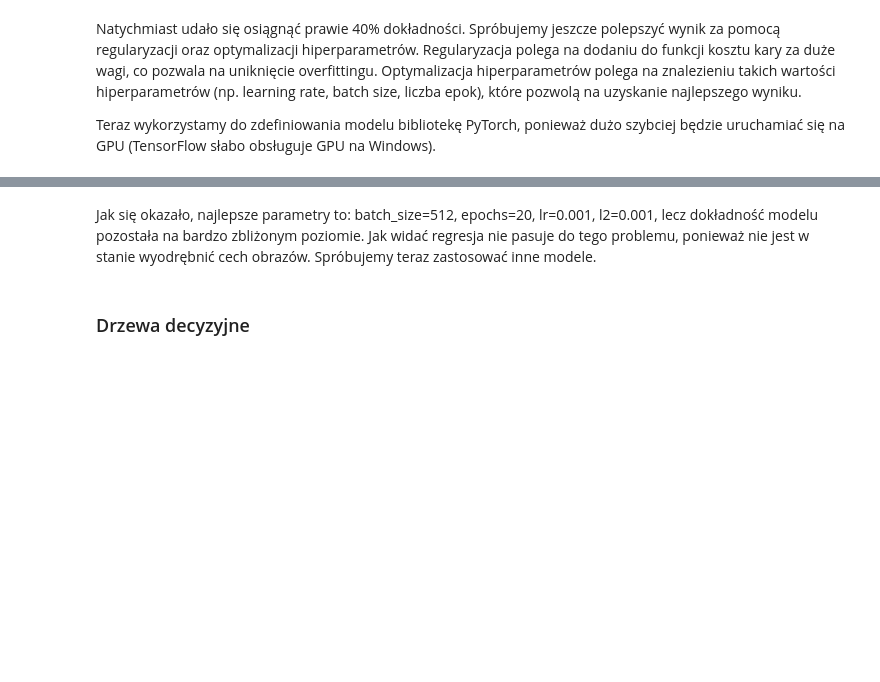
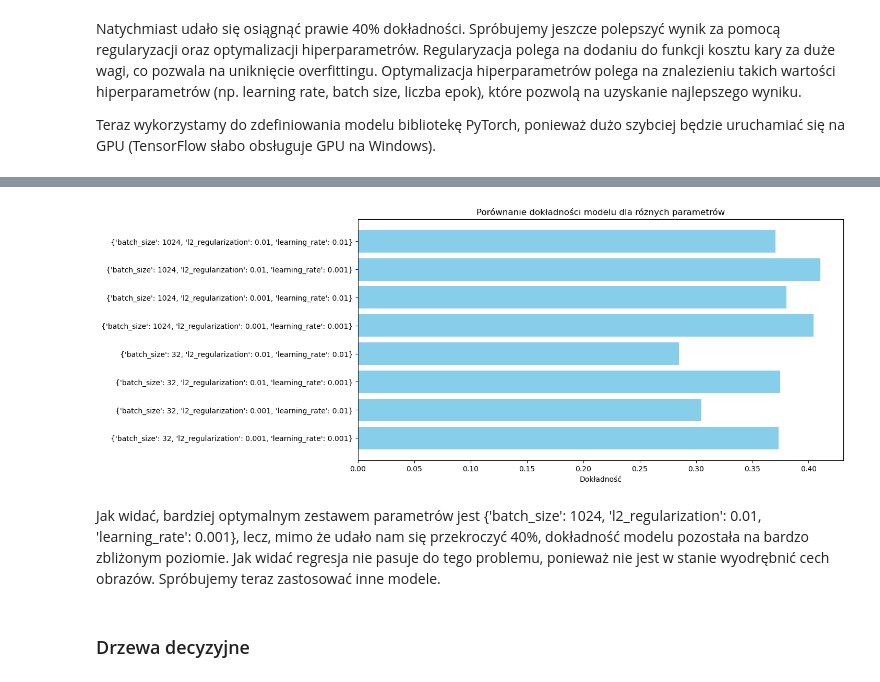
Before and after one commit to ge0rgii/ProjektZespolowy2, a Jupyter notebook: PZ.ipynb, the cells around one changed output, grey strips where cells are left out. Saved outputs shown, nothing was run; the diff lists cells and outputs as text; code cells hidden in the pictures; blank space fills up the shorter version.

```diff
--- a/PZ.ipynb
+++ b/PZ.ipynb
@@ -155,14 +192,16 @@ from torchvision import datasets, transforms
 from torch.utils.data import DataLoader
 from accelerate import Accelerator
 from sklearn.model_selection import ParameterGrid
+import matplotlib.pyplot as plt
 
-torch.cuda.empty_cache()  # Opróżnij pamięć GPU
-
-# Inicjalizuj accelerator
+# Użyj acceleratora
 accelerator = Accelerator()
 
 # Włącz tryb benchmark w cuDNN dla optymalnej wydajności
 torch.backends.cudnn.benchmark = True
+
+# Sprawdź urządzenie używane przez accelerator
+print(f"Using device: {accelerator.device}")
 
 # Definiuj transformacje dla zbioru danych CIFAR-10
 transform = transforms.Compose([
@@ -176,8 +215,8 @@ test_dataset = datasets.CIFAR10(os.getcwd(), train=False, download=True, transfo
 
 # Funkcja do tworzenia DataLoader
 def create_dataloader(batch_size):
-    train_loader = DataLoader(train_dataset, batch_size=batch_size, shuffle=True, num_workers=0, pin_memory=True, persistent_workers=False)
-    test_loader = DataLoader(test_dataset, batch_size=batch_size, shuffle=False, num_workers=0, pin_memory=True, persistent_workers=False)
+    train_loader = DataLoader(train_dataset, batch_size=batch_size, shuffle=True, num_workers=2, pin_memory=True, persistent_workers=True)
+    test_loader = DataLoader(test_dataset, batch_size=batch_size, shuffle=False, num_workers=2, pin_memory=True, persistent_workers=True)
     return train_loader, test_loader
 
 # Definiuj model regresji Softmax
@@ -193,7 +232,7 @@ class SoftmaxRegression(nn.Module):
         return x
 
 # Funkcja do trenowania modelu
-def train_model(model, train_loader, criterion, optimizer, epochs, param_set):
+def train_model(model, train_loader, criterion, optimizer, epochs):
     model.train()
     for epoch in range(epochs):
         current_loss = 0.0
@@ -205,8 +244,6 @@ def train_model(model, train_loader, criterion, optimizer, epochs, param_set):
             accelerator.backward(loss)
             optimizer.step()
             current_loss += loss.item()
-        print(f'[{param_set}] Epoch [{epoch + 1}/{epochs}] Loss: {current_loss / len(train_loader):.4f}')
-    torch.cuda.empty_cache()  # Opróżnij pamięć GPU
 
 # Funkcja do testowania modelu
 def test_model(model, test_loader):
@@ -223,18 +260,21 @@ def test_model(model, test_loader):
 
 # Hiperparametry do optymalizacji
 param_grid = {
-    'batch_size': [32, 512],
-    'epochs': [10, 20],
-    'learning_rate': [0.001, 0.01, 0.1],
-    'l2_regularization': [0.001, 0.01, 0.1]
+    'batch_size': [32, 1024],
+    'learning_rate': [0.001, 0.01],
+    'l2_regularization': [0.001, 0.01]
 }
+
+# Stała liczba epok
+epochs = 10
 
 # Optymalizuj hiperparametry
 best_acc = 0
 best_params = None
+results = []
 
 for params in ParameterGrid(param_grid):
-    param_set = f"batch_size={params['batch_size']}, epochs={params['epochs']}, lr={params['learning_rate']}, l2={params['l2_regularization']}"
+    param_set = f"batch_size={params['batch_size']}, lr={params['learning_rate']}, l2={params['l2_regularization']}"
     print(f"Training with parameters: {param_set}")
 
     train_loader, test_loader = create_dataloader(params['batch_size'])
@@ -246,8 +286,13 @@ for params in ParameterGrid(param_grid):
     # Przygotuj z accelerator
     model, optimizer, train_loader, test_loader = accelerator.prepare(model, optimizer, train_loader, test_loader)
 
-    train_model(model, train_loader, criterion, optimizer, params['epochs'], param_set)
+    train_model(model, train_loader, criterion, optimizer, epochs)
     acc = test_model(model, test_loader)
+
+    results.append({
+        'params': params,
+        'final_accuracy': acc
+    })
 
     if acc > best_acc:
         best_acc = acc
@@ -260,4 +305,14 @@ for params in ParameterGrid(param_grid):
 
 print(f'Best accuracy: {best_acc}')
 print(f'Best parameters: {best_params}')
+
+# Wykres porównania dokładności modelu dla różnych parametrów
+params_list = [str(result['params']) for result in results]
+final_accuracies = [result['final_accuracy'] for result in results]
+
+plt.figure(figsize=(12, 6))
+plt.barh(params_list, final_accuracies, color='skyblue')
+plt.xlabel('Dokładność')
+plt.title('Porównanie dokładności modelu dla różnych parametrów')
+plt.show()
 # %% [output]
@@ -281,5 +332,6 @@ Best parameters: {'batch_size': 512, 'epochs': 10, 'l2_regularization': 0.001, '
+[figure, added]
 # %% [markdown]
-Jak się okazało, najlepsze parametry to: batch_size=512, epochs=20, lr=0.001, l2=0.001, lecz dokładność modelu pozostała na bardzo zbliżonym poziomie. Jak widać regresja nie pasuje do tego problemu, ponieważ nie jest w stanie wyodrębnić cech obrazów. Spróbujemy teraz zastosować inne modele.
+Jak widać, bardziej optymalnym zestawem parametrów jest {'batch_size': 1024, 'l2_regularization': 0.01, 'learning_rate': 0.001}, lecz, mimo że udało nam się przekroczyć 40%, dokładność modelu pozostała na bardzo zbliżonym poziomie. Jak widać regresja nie pasuje do tego problemu, ponieważ nie jest w stanie wyodrębnić cech obrazów. Spróbujemy teraz zastosować inne modele.
 # %% [markdown]
 ### Drzewa decyzyjne
 # %% [markdown]
```
Also changed, not shown: parts of 15 cells of this notebook, 6 other files.
